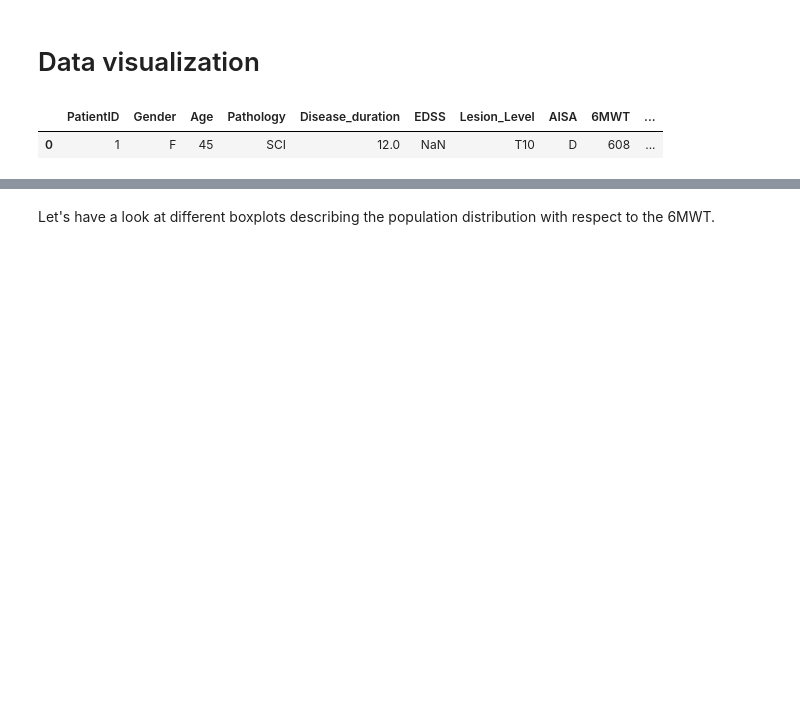
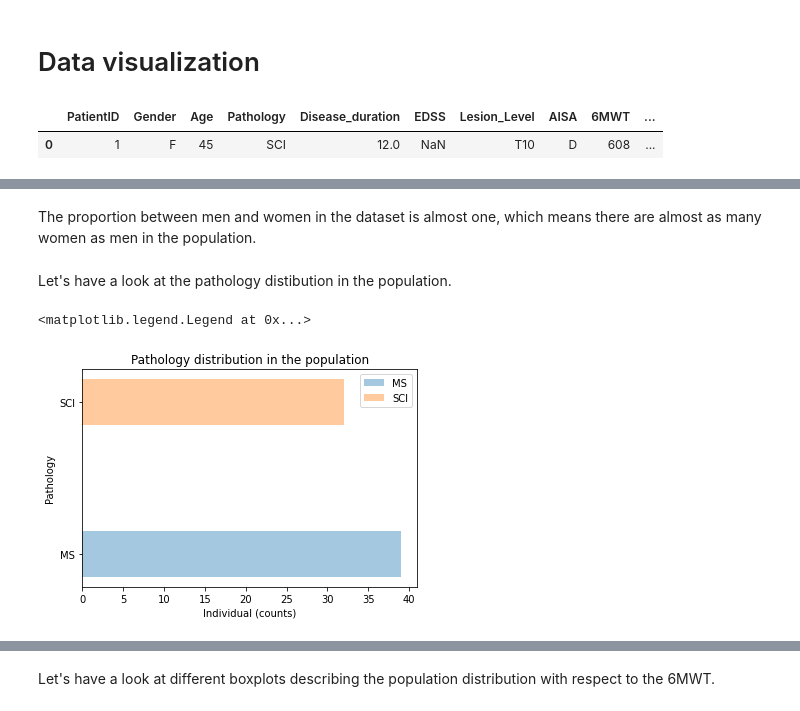
Before and after one commit to paulinegut/Gait-analysis, a Jupyter notebook: FinalProject_6MWTprediction.ipynb, the cells around one changed output, grey strips where cells are left out. Drawn from its saved outputs; the diff is of its cells as text; code cells hidden in the pictures; blank space fills up the shorter version.

```diff
--- a/FinalProject_6MWTprediction.ipynb
+++ b/FinalProject_6MWTprediction.ipynb
@@ -113,0 +147,21 @@ demographics.head(1)
+# %% [markdown]
+The proportion between men and women in the dataset is almost one, which means there are almost as many women as men in the population.
+# %% [markdown]
+Let's have a look at the pathology distibution in the population.
+# %%
+MS  = demographics['Pathology'] == 'MS'
+MS_coutns = demographics[MS]['Pathology'].value_counts()
+
+SCI  = demographics['Pathology'] == 'SCI'
+SCI_coutns = demographics[SCI]['Pathology'].value_counts()
+
+width=0.3
+plt.barh(MS_coutns.index, MS_coutns.values, width, alpha=0.4, label = 'MS')
+plt.barh(SCI_coutns.index, SCI_coutns.values, width, alpha=0.4, label = 'SCI')
+plt.ylabel('Pathology')
+plt.xlabel('Individual (counts)')
+plt.title('Pathology distribution in the population')
+plt.legend()
+# %% [output]
+<matplotlib.legend.Legend at 0x...>
+[figure, added]
```
Also changed, not shown: parts of 32 cells of this notebook.
